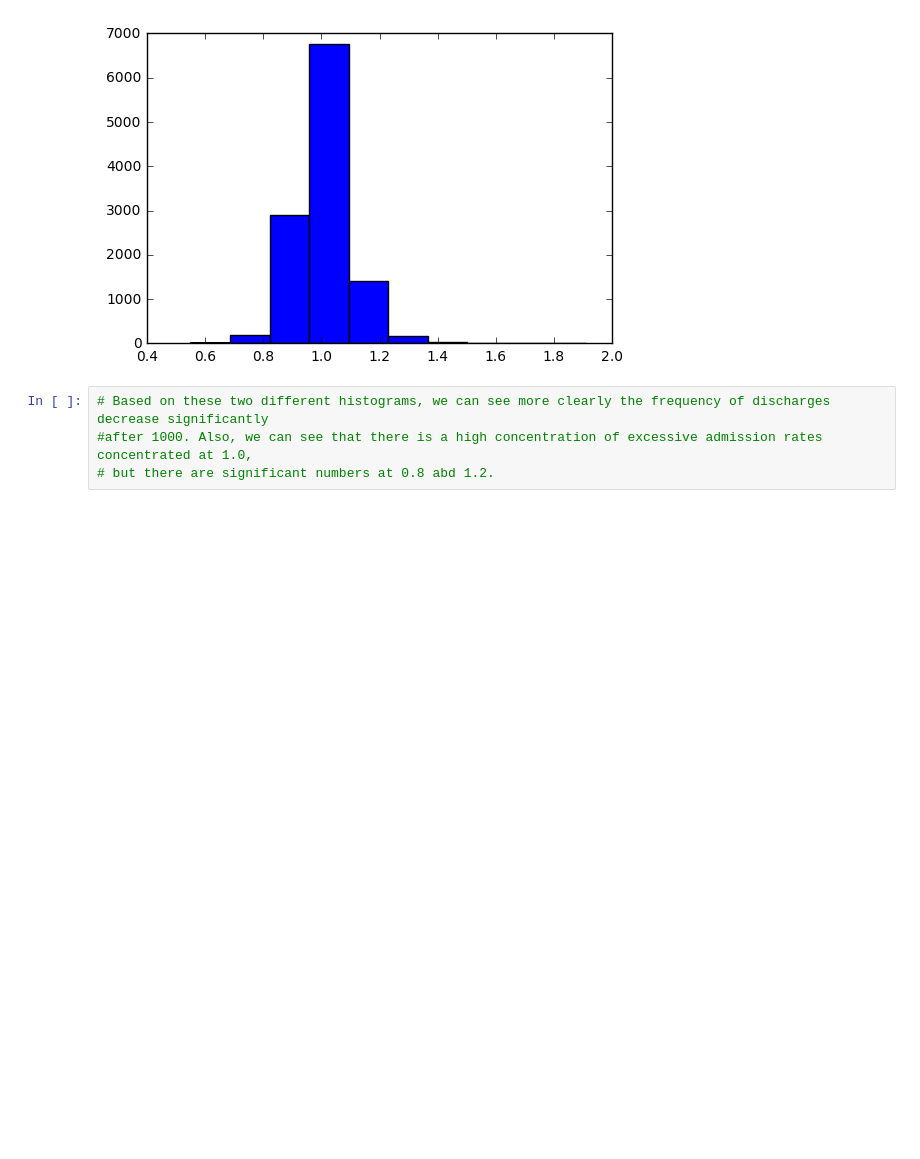
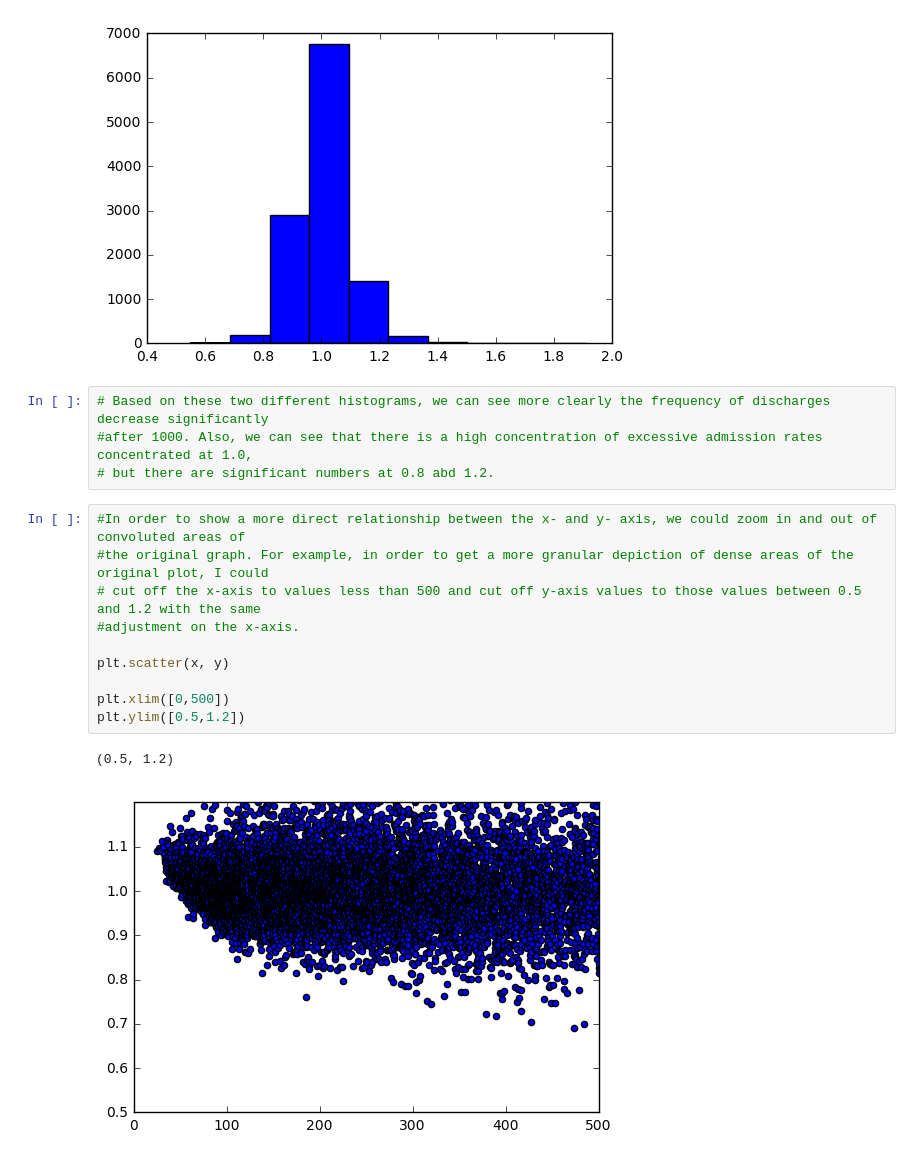
Before and after one commit to mindyng/Springboard-DSCT, a Jupyter notebook: Inferential Statistics_Ex3.ipynb, the cells around one changed output. Drawn from its saved outputs; the diff is of its cells as text; blank space fills up the shorter version.

```diff
--- a/Inferential Statistics_Ex3.ipynb
+++ b/Inferential Statistics_Ex3.ipynb
@@ -326,3 +374,16 @@ plt.hist(y)
 # Based on these two different histograms, we can see more clearly the frequency of discharges decrease significantly
 #after 1000. Also, we can see that there is a high concentration of excessive admission rates concentrated at 1.0,
 # but there are significant numbers at 0.8 abd 1.2.
+# %%
+#In order to show a more direct relationship between the x- and y- axis, we could zoom in and out of convoluted areas of
+#the original graph. For example, in order to get a more granular depiction of dense areas of the original plot, I could
+# cut off the x-axis to values less than 500 and cut off y-axis values to those values between 0.5 and 1.2 with the same
+#adjustment on the x-axis.
+
+plt.scatter(x, y)
+
+plt.xlim([0,500])
+plt.ylim([0.5,1.2])
+# %% [output]
+(0.5, 1.2)
+[figure, added]
```
Also changed, not shown: parts of 8 cells of this notebook.
